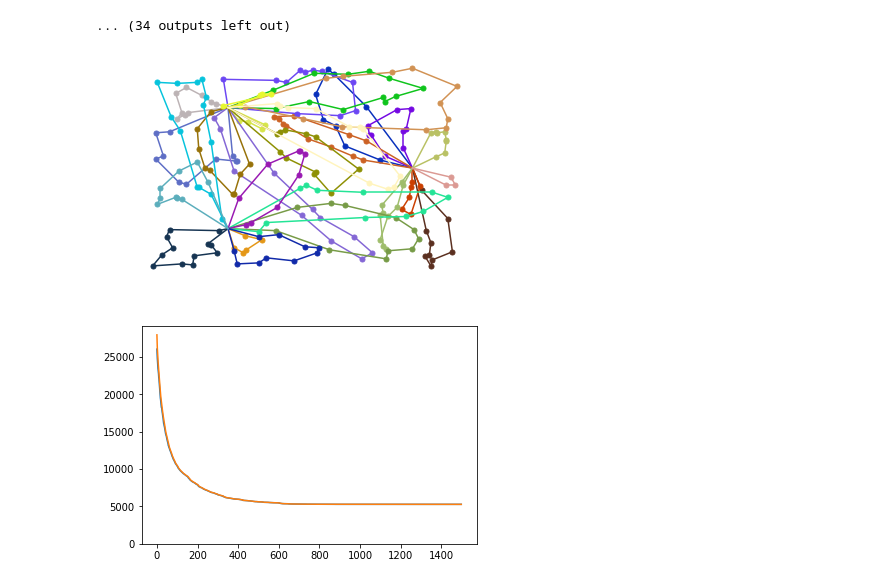
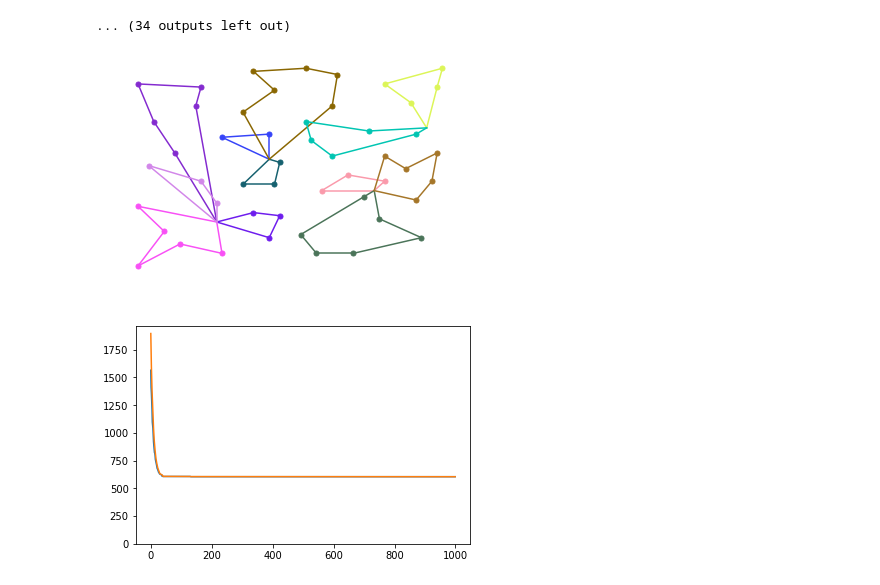
Before and after one commit to hugolepeytre/Genetic-Multi-Agent-Travelling-Salesman, a Jupyter notebook: DrawResult.ipynb, the cells around one changed output. Drawn from its saved outputs; the diff is of its cells as text; code cells hidden in the pictures.

```diff
--- a/DrawResult.ipynb
+++ b/DrawResult.ipynb
@@ -65,10 +65,10 @@ for i in range(1, 24):
 [figure]
 ... (34 outputs left out)
 # %%
-draw_graph(9)
+draw_graph(1)
 # %% [output]
-[figure, old version]
+[figure, new version]
 # %%
-draw_evolution(9)
+draw_evolution(1)
 # %% [output]
-[figure, old version]
+[figure, new version]
```
Also changed, not shown: 34 other files.
